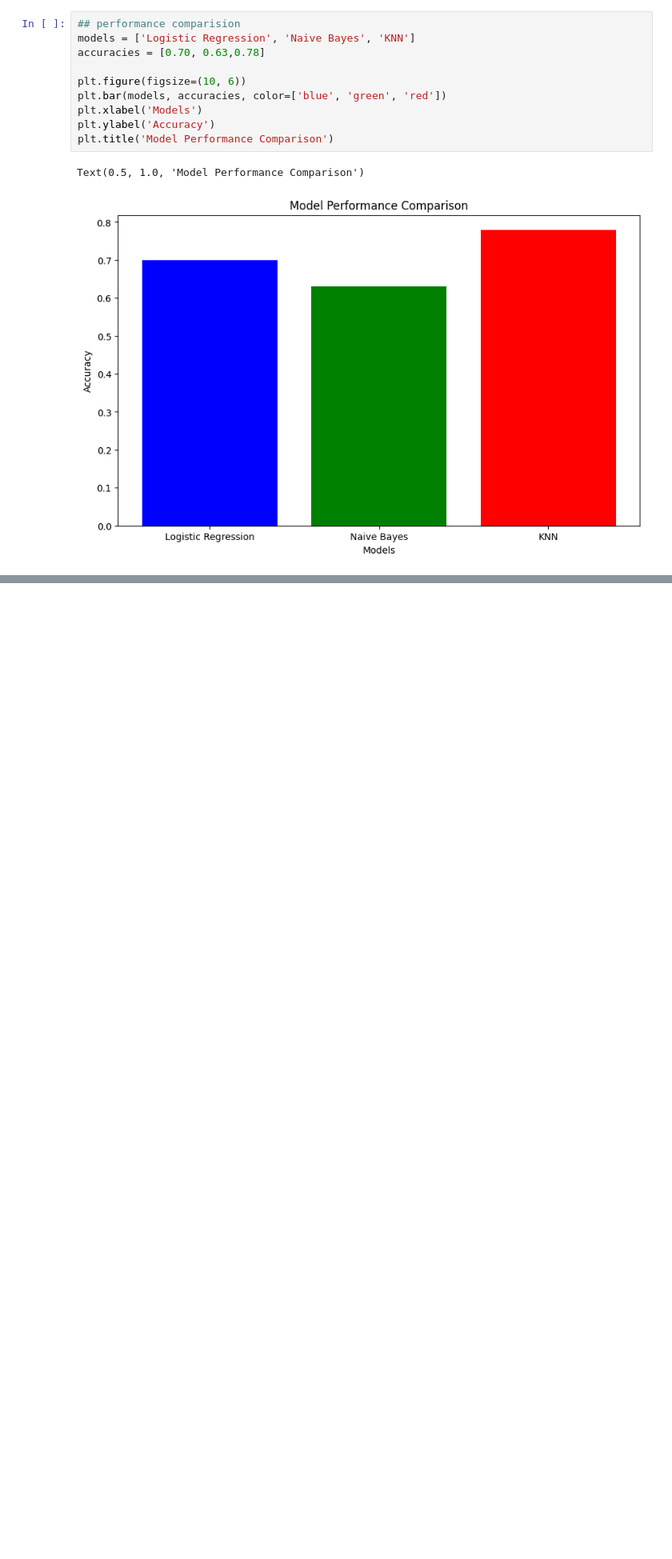
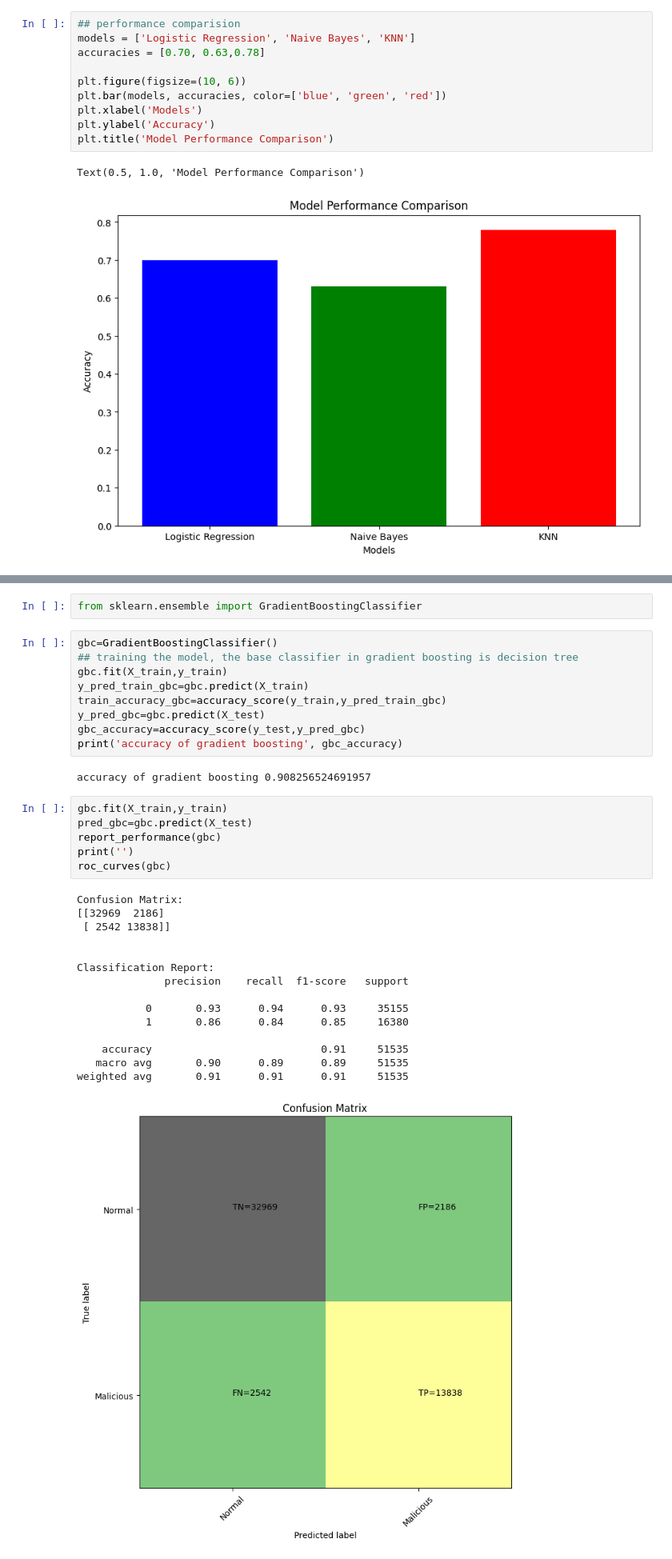
Before and after one commit to OluEgwudike/COMPARATIVE-ANALYSIS-OF-SUPERVISED-AND-ENSEMBLE-MODEL-FOR-DETECTING-MALICIOUS-ACTIVITIES, a Jupyter notebook: malicious_detection.ipynb, the cells around one changed output, grey strips where cells are left out. Shown: that part at 80% size. Saved outputs shown, nothing was run; the diff lists cells and outputs as text; blank space fills up the shorter version.

Commit message:
Using the Ensemble model on the dataset and comparing it with the Supervised Machine Learning model used on the dataset to see the performance between them.

```diff
--- a/malicious_detection.ipynb
+++ b/malicious_detection.ipynb
@@ -520,0 +530,35 @@ Text(0.5, 1.0, 'Model Performance Comparison')
+# %%
+from sklearn.ensemble import GradientBoostingClassifier
+# %%
+gbc=GradientBoostingClassifier()
+## training the model, the base classifier in gradient boosting is decision tree
+gbc.fit(X_train,y_train)
+y_pred_train_gbc=gbc.predict(X_train)
+train_accuracy_gbc=accuracy_score(y_train,y_pred_train_gbc)
+y_pred_gbc=gbc.predict(X_test)
+gbc_accuracy=accuracy_score(y_test,y_pred_gbc)
+print('accuracy of gradient boosting', gbc_accuracy)
+# %% [output]
+accuracy of gradient boosting 0.908256524691957
+# %%
+gbc.fit(X_train,y_train)
+pred_gbc=gbc.predict(X_test)
+report_performance(gbc)
+print('')
+roc_curves(gbc)
+# %% [output]
+Confusion Matrix:
+[[32969  2186]
+ [ 2542 13838]]
+
+
+Classification Report:
+              precision    recall  f1-score   support
+
+           0       0.93      0.94      0.93     35155
+           1       0.86      0.84      0.85     16380
+
+    accuracy                           0.91     51535
+   macro avg       0.90      0.89      0.89     51535
+weighted avg       0.91      0.91      0.91     51535
+[figure, added]
```
Also changed, not shown: parts of 16 cells of this notebook.
